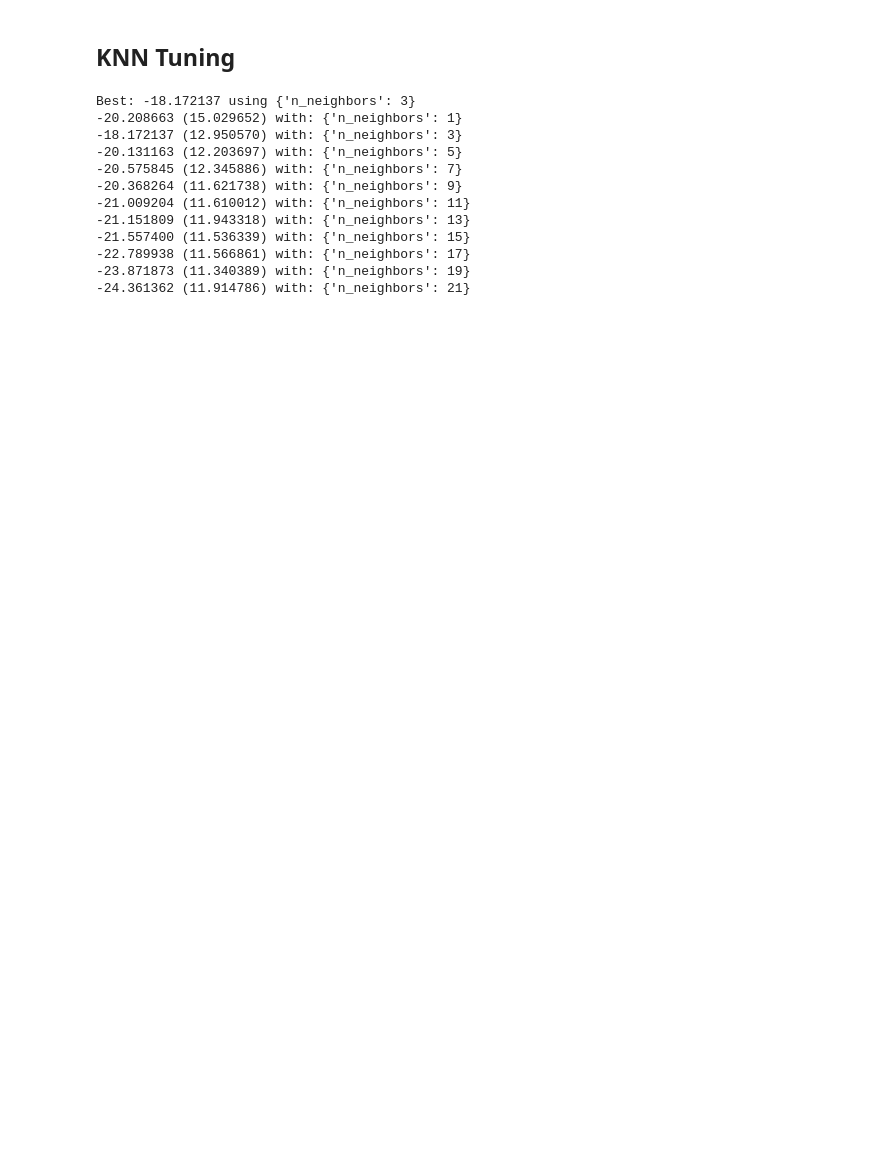
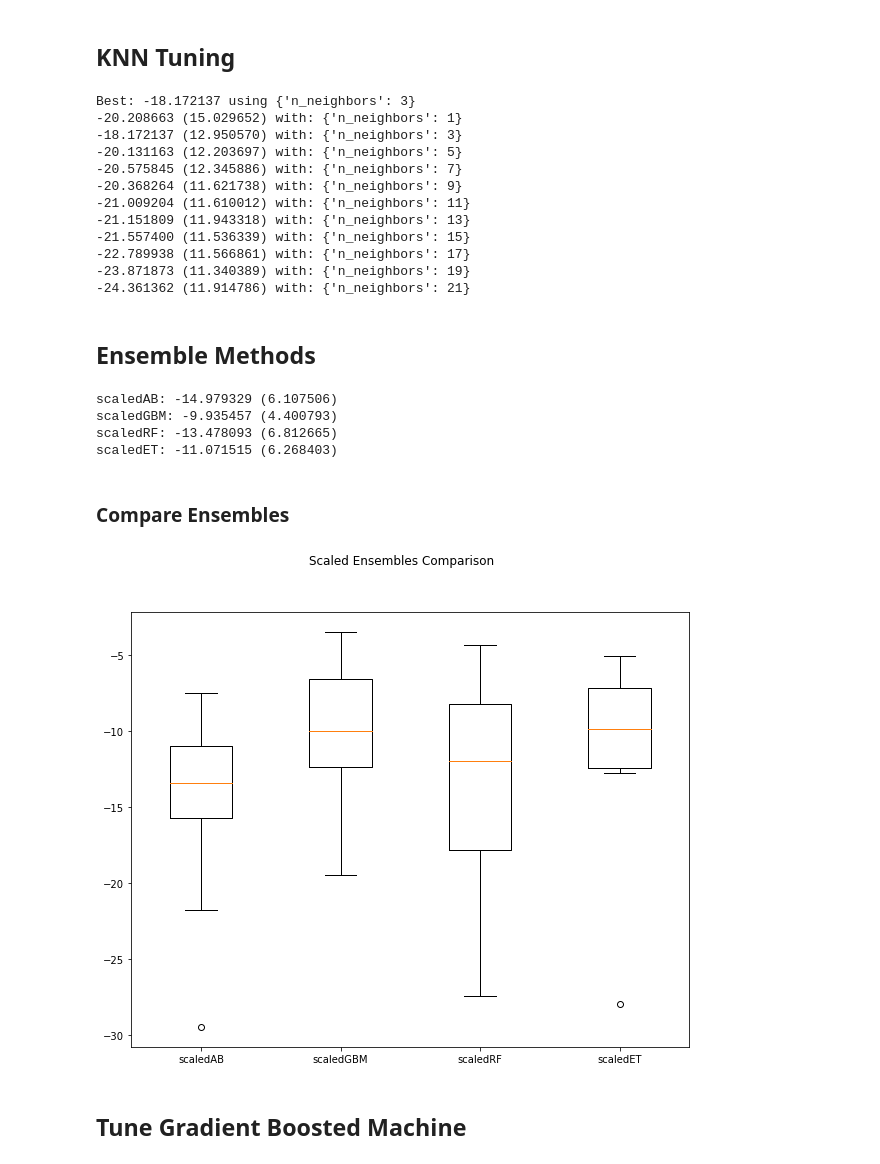
Before and after one commit to MichaelCHarrison/-ML-Py-Boston-Housing, a Jupyter notebook: 170516 Boston Housing.ipynb, the cells around one changed output. Drawn from its saved outputs; the diff is of its cells as text; code cells hidden in the pictures; blank space fills up the shorter version.

```diff
--- a/170516 Boston Housing.ipynb
+++ b/170516 Boston Housing.ipynb
@@ -299,3 +301,43 @@ Best: -18.172137 using {'n_neighbors': 3}
 -22.789938 (11.566861) with: {'n_neighbors': 17}
 -23.871873 (11.340389) with: {'n_neighbors': 19}
 -24.361362 (11.914786) with: {'n_neighbors': 21}
+# %% [markdown]
+## Ensemble Methods
+# %%
+models = []
+models.append(('scaledAB', AdaBoostRegressor()))
+models.append(('scaledGBM', GradientBoostingRegressor()))
+models.append(('scaledRF', RandomForestRegressor()))
+models.append(('scaledET', ExtraTreesRegressor()))
+
+results = []
+names = []
+for name, model in models:
+    ensembles = []
+    ensembles.append((name, Pipeline([('Scaler', StandardScaler()),
+                                     (name, model)])))
+    for name, model in ensembles:
+        kfold = KFold(n_splits=num_folds, random_state = seed)
+        cv_results = cross_val_score(model, X_train, Y_train, cv=kfold, scoring = scoring)
+        results.append(cv_results)
+        names.append(name)
+        msg = "%s: %f (%f)" % (name, cv_results.mean(), cv_results.std())
+        print(msg)
+# %% [output]
+scaledAB: -14.979329 (6.107506)
+scaledGBM: -9.935457 (4.400793)
+scaledRF: -13.478093 (6.812665)
+scaledET: -11.071515 (6.268403)
+# %% [markdown]
+### Compare Ensembles
+# %%
+fig = pyplot.figure()
+fig.suptitle('Scaled Ensembles Comparison')
+ax = fig.add_subplot(111)
+pyplot.boxplot(results)
+ax.set_xticklabels(names)
+pyplot.show()
+# %% [output]
+[figure, added]
+# %% [markdown]
+## Tune Gradient Boosted Machine
```
Also changed, not shown: parts of 7 cells of this notebook.
